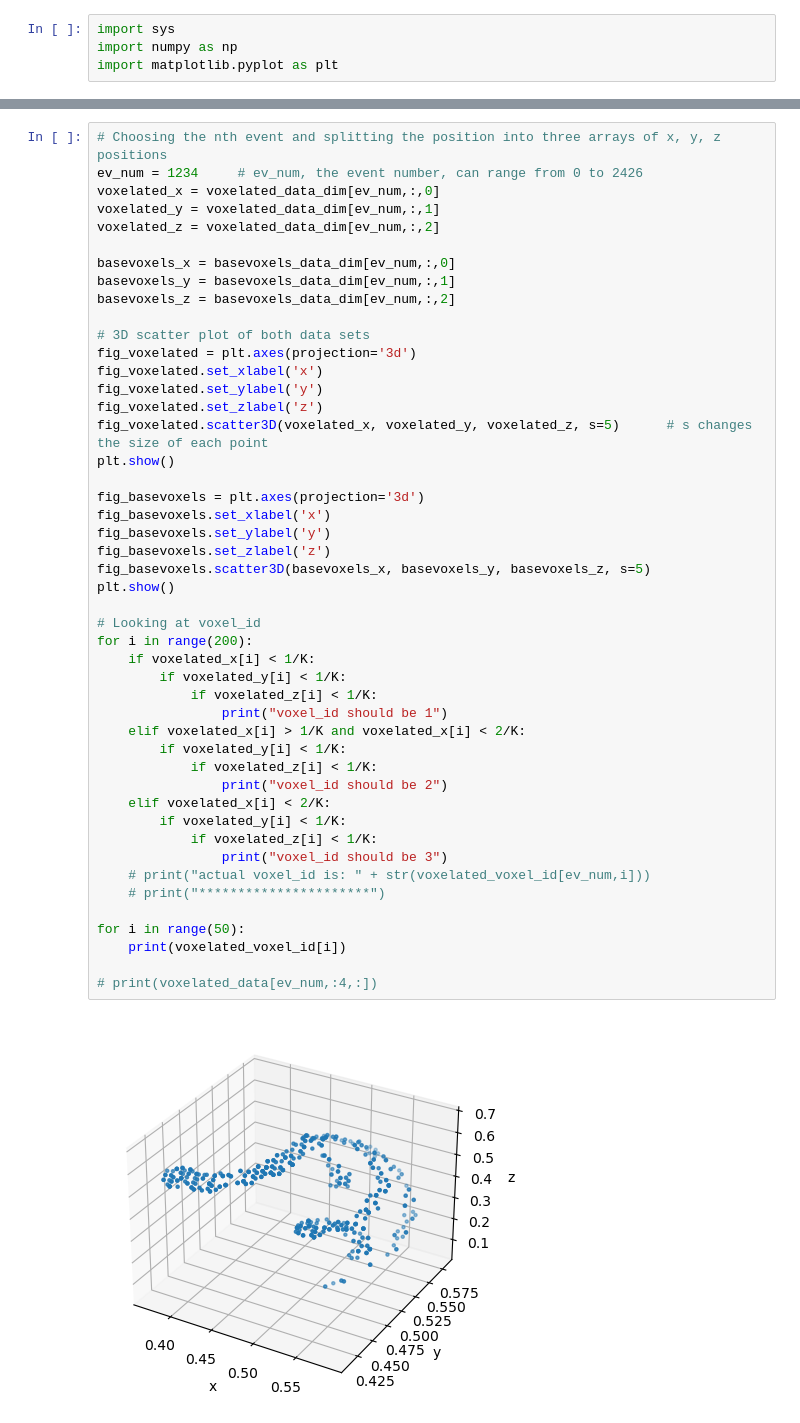
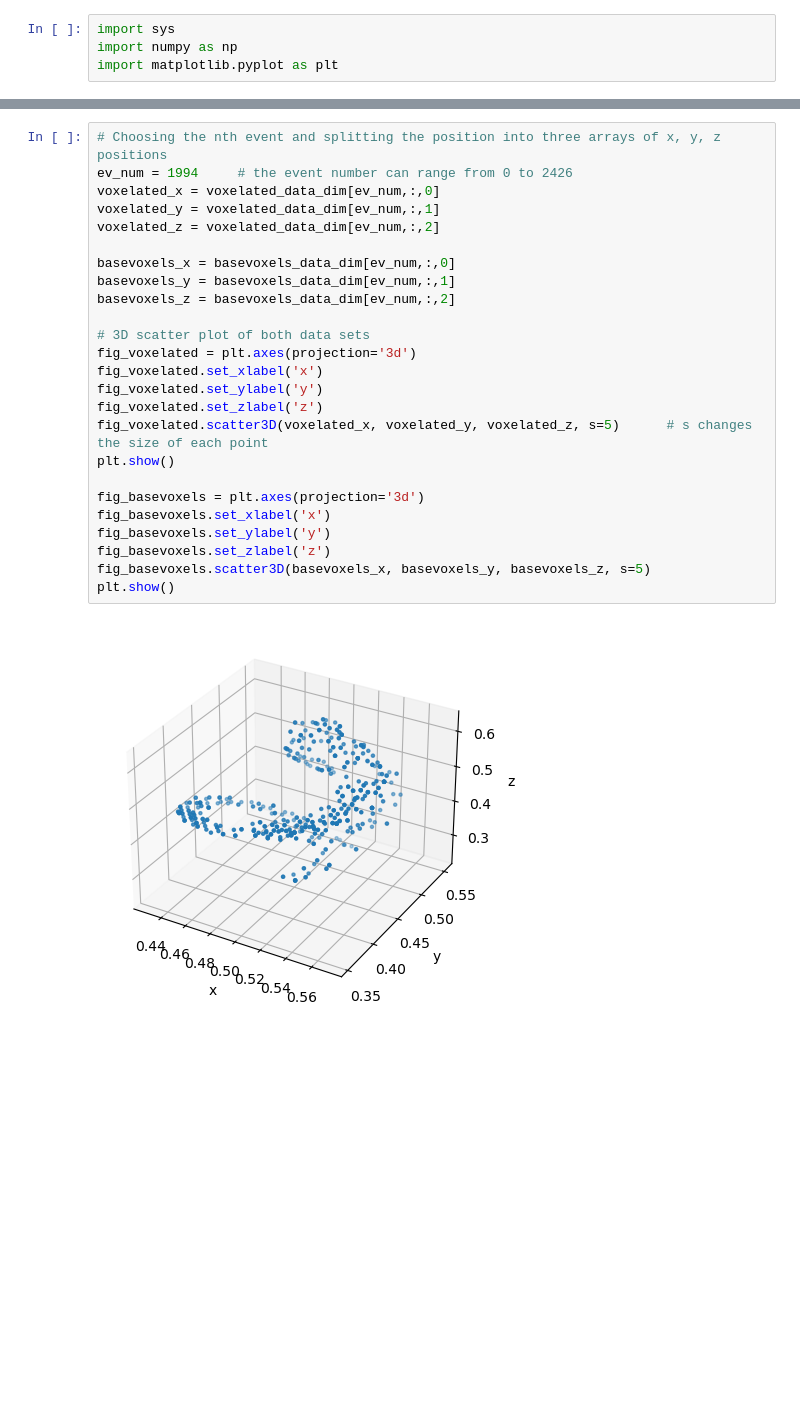
Before and after one commit to alpha-davidson/ATTPCLatent, a Jupyter notebook: voxel-data-exploration.ipynb, the cells around one changed output, grey strips where cells are left out. Drawn from its saved outputs; the diff is of its cells as text; blank space fills up the shorter version.

Commit message:
cleaned up file, wrote descriptions for voxel plots

```diff
--- a/voxel-data-exploration.ipynb
+++ b/voxel-data-exploration.ipynb
@@ -62,49 +53,27 @@ We can use _matplotlib_ to create a 3D scatterplot of any given event by taking
 # %%
 # Choosing the nth event and splitting the position into three arrays of x, y, z positions
-ev_num = 1234     # ev_num, the event number, can range from 0 to 2426
+ev_num = 1994     # the event number can range from 0 to 2426
 voxelated_x = voxelated_data_dim[ev_num,:,0]
 voxelated_y = voxelated_data_dim[ev_num,:,1]
 voxelated_z = voxelated_data_dim[ev_num,:,2]
 
 basevoxels_x = basevoxels_data_dim[ev_num,:,0]
 basevoxels_y = basevoxels_data_dim[ev_num,:,1]
 basevoxels_z = basevoxels_data_dim[ev_num,:,2]
 
 # 3D scatter plot of both data sets
 fig_voxelated = plt.axes(projection='3d')
 fig_voxelated.set_xlabel('x')
 fig_voxelated.set_ylabel('y')
 fig_voxelated.set_zlabel('z')
 fig_voxelated.scatter3D(voxelated_x, voxelated_y, voxelated_z, s=5)      # s changes the size of each point
 plt.show()
 
 fig_basevoxels = plt.axes(projection='3d')
 fig_basevoxels.set_xlabel('x')
 fig_basevoxels.set_ylabel('y')
 fig_basevoxels.set_zlabel('z')
 fig_basevoxels.scatter3D(basevoxels_x, basevoxels_y, basevoxels_z, s=5)
 plt.show()
-
-# Looking at voxel_id
-for i in range(200):
-    if voxelated_x[i] < 1/K:
-        if voxelated_y[i] < 1/K:
-            if voxelated_z[i] < 1/K:
-                print("voxel_id should be 1")
-    elif voxelated_x[i] > 1/K and voxelated_x[i] < 2/K:
-        if voxelated_y[i] < 1/K:
-            if voxelated_z[i] < 1/K:
-                print("voxel_id should be 2")
-    elif voxelated_x[i] < 2/K:
-        if voxelated_y[i] < 1/K:
-            if voxelated_z[i] < 1/K:
-                print("voxel_id should be 3")
-    # print("actual voxel_id is: " + str(voxelated_voxel_id[ev_num,i]))
-    # print("**********************")
-
-for i in range(50):
-    print(voxelated_voxel_id[i])
-
-# print(voxelated_data[ev_num,:4,:])
 # %% [output]
-[figure, old version]
+[figure, new version]
```
Also changed, not shown: parts of 7 cells of this notebook.
